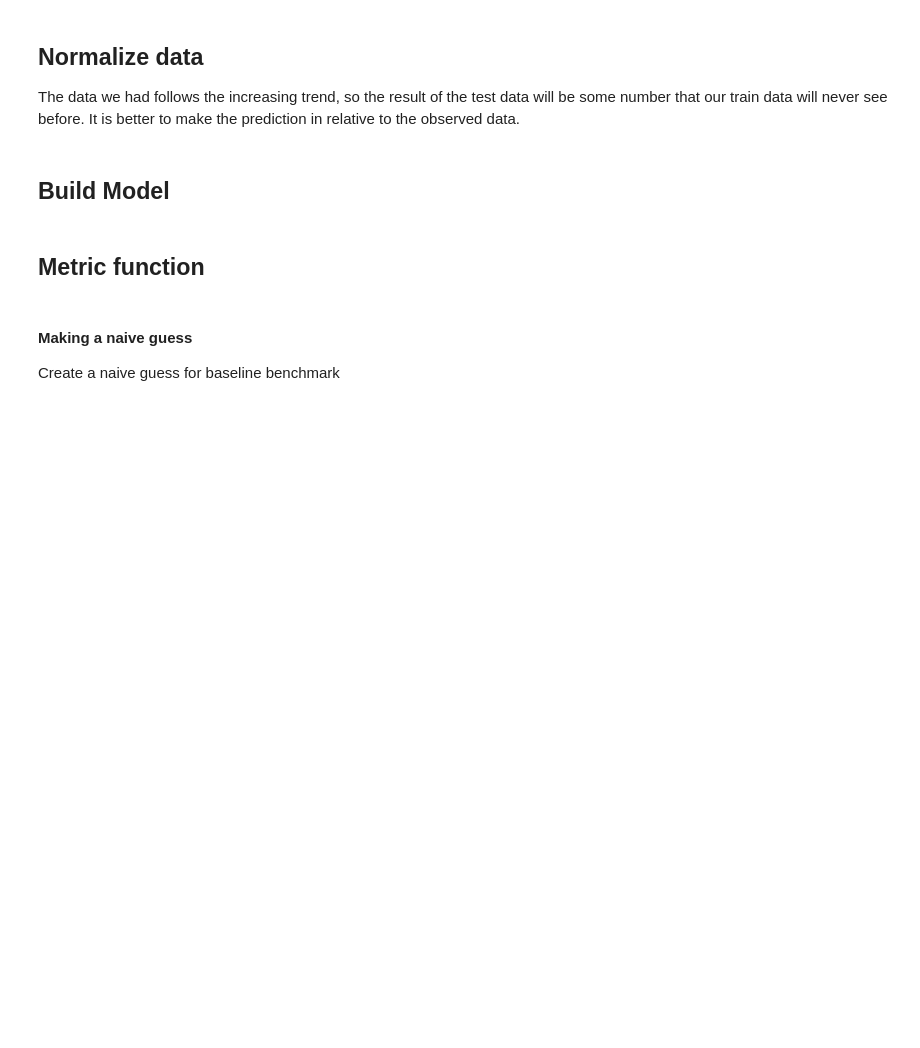
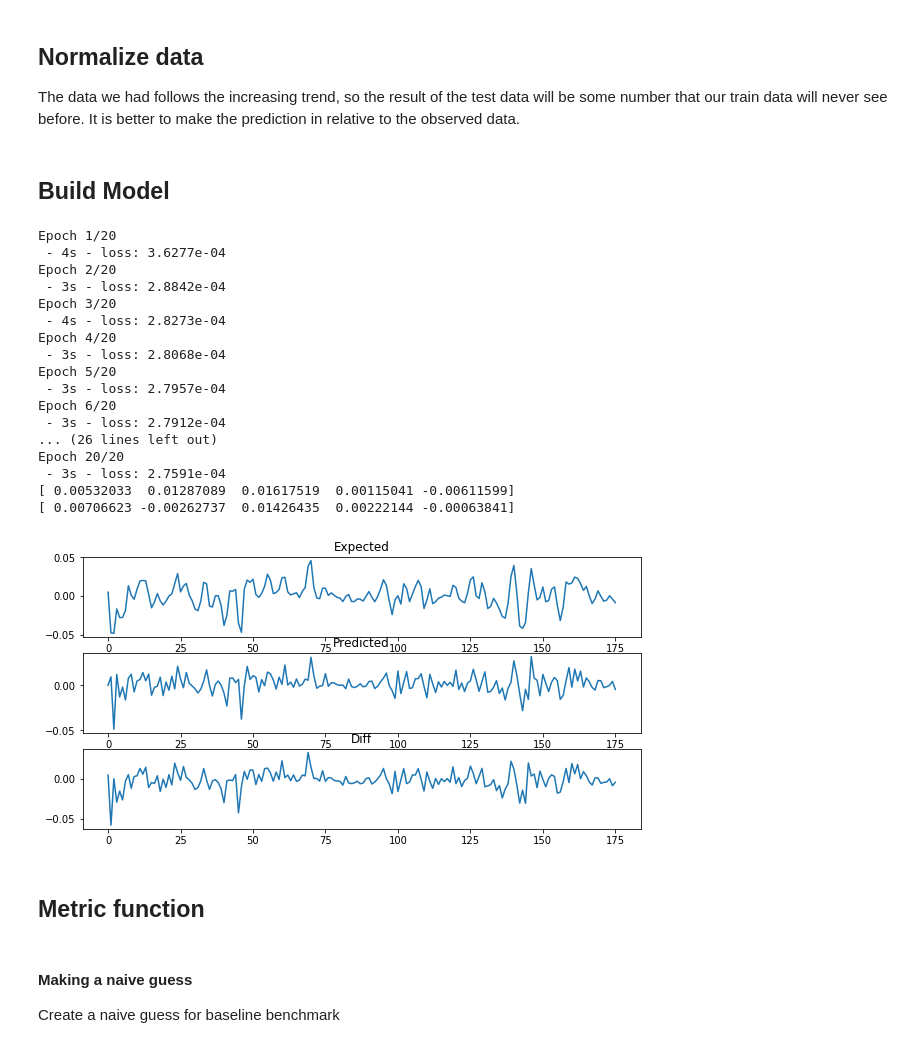
Before and after one commit to vhquang/machine-learning, a Jupyter notebook: stock-price.ipynb, the cells around one changed output. Saved outputs shown, nothing was run; the diff lists cells and outputs as text; code cells hidden in the pictures; blank space fills up the shorter version.

Commit message:
build and evaluate the LSTM model

```diff
--- a/stock-price.ipynb
+++ b/stock-price.ipynb
@@ -131,2 +128,8 @@ test_X, test_y = make_normalized_train_data(test_data)
+# %%
+X, Y, normalizers = make_normalized_train_data(price_array, timesteps=4)
+ratio = 0.9
+trainX, testX = split(X, ratio)
+trainY, testY = split(Y, ratio)
+assert len(trainX) == len(trainY) and len(testX) == len(testY)
 # %% [markdown]
 ## Build Model
@@ -142,3 +136,68 @@ model.fit(train_X, train_y, epochs=5, batch_size=1, verbose=2)
+# %%
+from keras.models import Model, Sequential
+from keras.layers import Input, LSTM, Dense
+
+def reshape(array: np.ndarray):
+    """
+    keras expect each input value in form of a vector.
+    So if we have a list of values, we need to reshape it into list of [1].
+    """
+    return np.reshape(array, array.shape + (1,))
+
+train_reshaped = reshape(trainX)
+check_reshaped = reshape(trainY)
+input_shape = train_reshaped.shape[1:]
+
+model = Sequential()
+model.add(LSTM(
+    units=30,
+    input_shape=input_shape,
+#     dropout=0.2,
+    batch_size=1,
+    stateful=True
+))
+model.add(Dense(input_shape[-1]))
+model.compile(loss='mean_squared_error', optimizer='RMSprop')
+model.fit(train_reshaped, check_reshaped, epochs=20, batch_size=1, verbose=2, shuffle=False)
+
+_testX = reshape(testX)
+_testY = reshape(testY)
+predict = model.predict(_testX, batch_size=1)
+
+plt.figure(figsize=(10, 5))
+plt.subplot(3, 1, 1)
+plt.plot(_testY)
+plt.title('Expected')
+plt.subplot(3, 1, 2)
+plt.plot(predict)
+plt.title('Predicted')
+plt.subplot(3, 1, 3)
+diff = _testY - predict
+plt.plot(diff)
+plt.title('Diff')
+
+
+print(_testY.flatten()[25:30])
+print(predict.flatten()[25:30])
+# %% [output]
+Epoch 1/20
+ - 4s - loss: 3.6277e-04
+Epoch 2/20
+ - 3s - loss: 2.8842e-04
+Epoch 3/20
+ - 4s - loss: 2.8273e-04
+Epoch 4/20
+ - 3s - loss: 2.8068e-04
+Epoch 5/20
+ - 3s - loss: 2.7957e-04
+Epoch 6/20
+ - 3s - loss: 2.7912e-04
+... (26 lines left out)
+Epoch 20/20
+ - 3s - loss: 2.7591e-04
+[ 0.00532033  0.01287089  0.01617519  0.00115041 -0.00611599]
+[ 0.00706623 -0.00262737  0.01426435  0.00222144 -0.00063841]
+[figure, added]
 # %% [markdown]
 ## Metric function
 # %% [markdown]
```
Also changed, not shown: parts of 6 cells of this notebook, 2 other files.
